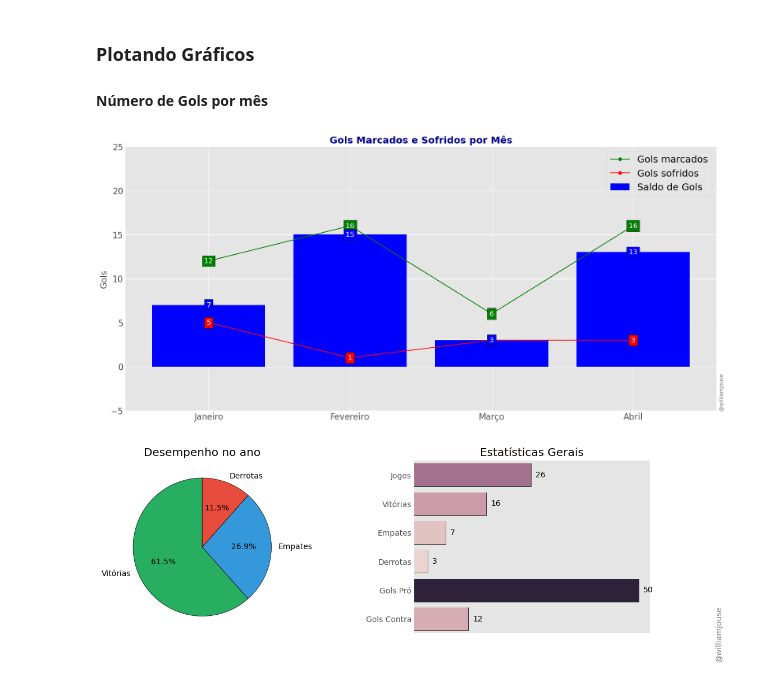
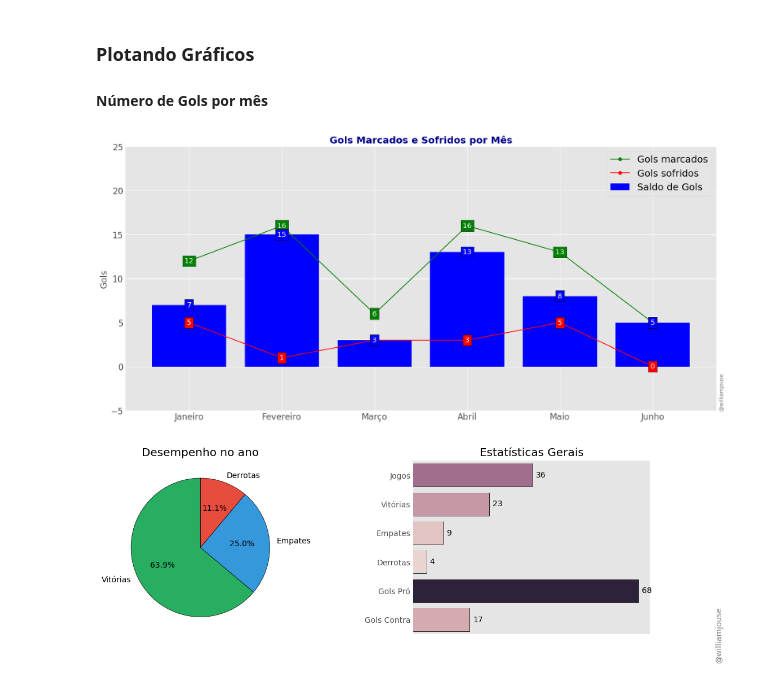
Before and after one commit to williamjouse/jogos-Flamengo-2025, a Jupyter notebook: notebooks/03-Plotting.ipynb, the cells around one changed output. Drawn from its saved outputs; the diff is of its cells as text; code cells hidden in the pictures.

```diff
--- a/notebooks/03-Plotting.ipynb
+++ b/notebooks/03-Plotting.ipynb
@@ -22,7 +22,7 @@ stats['kick-off'] = pd.to_datetime(stats['kick-off'], errors='coerce')
 
 #### Número de Gols por mês
 # %%
-new_order = ['Jan', 'Feb', 'Mar', 'Apr']#, 'May', 'Jun', 'Jul', 'Aug', 'Sep', 'Oct', 'Nov', 'Dec']
+new_order = ['Jan', 'Feb', 'Mar', 'Apr', 'May', 'Jun']# 'Jul', 'Aug', 'Sep', 'Oct', 'Nov', 'Dec']
 
 gols_feitos_total = stats.groupby(stats['month'])['gols_marcados'].sum().reindex(new_order, axis=0)
 gols_sofridos_total = stats.groupby(stats['month'])['gols_sofridos'].sum().reindex(new_order, axis=0)
@@ -30,7 +30,7 @@ jogos_mes = stats.groupby(stats['month'])['jogos_cumulativos'].count().reindex(n
 
 saldo = gols_feitos_total - gols_sofridos_total
 # %%
-labels = ['Janeiro', 'Fevereiro', 'Março', 'Abril']#, 'Maio', 'Junho', 'Julho', 'Agosto', 'Setembro', 'Outubro', 'Novembro', 'Dezembro']
+labels = ['Janeiro', 'Fevereiro', 'Março', 'Abril', 'Maio', 'Junho']#, 'Julho', 'Agosto', 'Setembro', 'Outubro', 'Novembro', 'Dezembro']
 
 fig, ax = plt.subplots(figsize=(20, 9))
 
@@ -42,34 +42,34 @@ plt.bar(saldo.index, saldo, align='center', label = 'Saldo de Gols', color=cores
 
 plt.plot(gols_feitos_total.index, gols_feitos_total, marker = 'o', c = 'green', label = 'Gols marcados')
 plt.plot(gols_sofridos_total.index, gols_sofridos_total, marker = 'o', c = 'red', label = 'Gols sofridos')
 
 
 for i in range(len(gols_feitos_total.index.to_list())):
     plt.text(gols_feitos_total.index.to_list()[i], gols_feitos_total.to_list()[i],
              str(gols_feitos_total.to_list()[i]), color='white', ha='center', va='center', fontsize='13',
              bbox=dict(facecolor='green', edgecolor='black'))
     plt.text(gols_feitos_total.index.to_list()[i], gols_sofridos_total.to_list()[i],
              str(gols_sofridos_total.to_list()[i]), color='white', ha='center', va='center', fontsize='13',
              bbox=dict(facecolor='red', edgecolor='black'))
     plt.text(saldo.index.to_list()[i], saldo.to_list()[i], str(saldo.to_list()[i]), color='white', fontsize='13',
              ha='center', va='center', bbox=dict(facecolor=cores[i], edgecolor='black'))
 
 plt.tick_params(length=0)
 
 plt.ylim(-5, 25)
 plt.ylabel('Gols', fontsize=16)
 plt.xticks(gols_feitos_total.index, labels, fontsize=16)
 plt.yticks(fontsize=16)
 
 plt.legend(loc='upper right', fontsize=18)
 
 plt.figtext(.91, 0.22, '@williamjouse', ha='right', va='top', alpha=0.5, fontsize=10, rotation=90)
 
 plt.savefig('../figures/figure.png', dpi = 300, bbox_inches='tight')
 
 plt.show()
 # %% [output]
-[figure, old version]
+[figure, new version]
 # %%
 fig, axs = plt.subplots(1, 2, figsize=(13, 4))
 
@@ -120,7 +120,7 @@ plt.savefig('../figures/figure2.png', dpi = 300, bbox_inches='tight')
 
 plt.show()
 # %% [output]
-[figure, old version]
+[figure, new version]
 # %%
 weekdays = ['Sun', 'Mon', 'Tue', 'Wed', 'Thu', 'Fri', 'Sat']
 agrupado2 = jogos.groupby(['weekday', 'resultado']).size().unstack().reindex(weekdays, axis=0).fillna(0)
```
Also changed, not shown: parts of 4 cells of this notebook, 12 other files.
